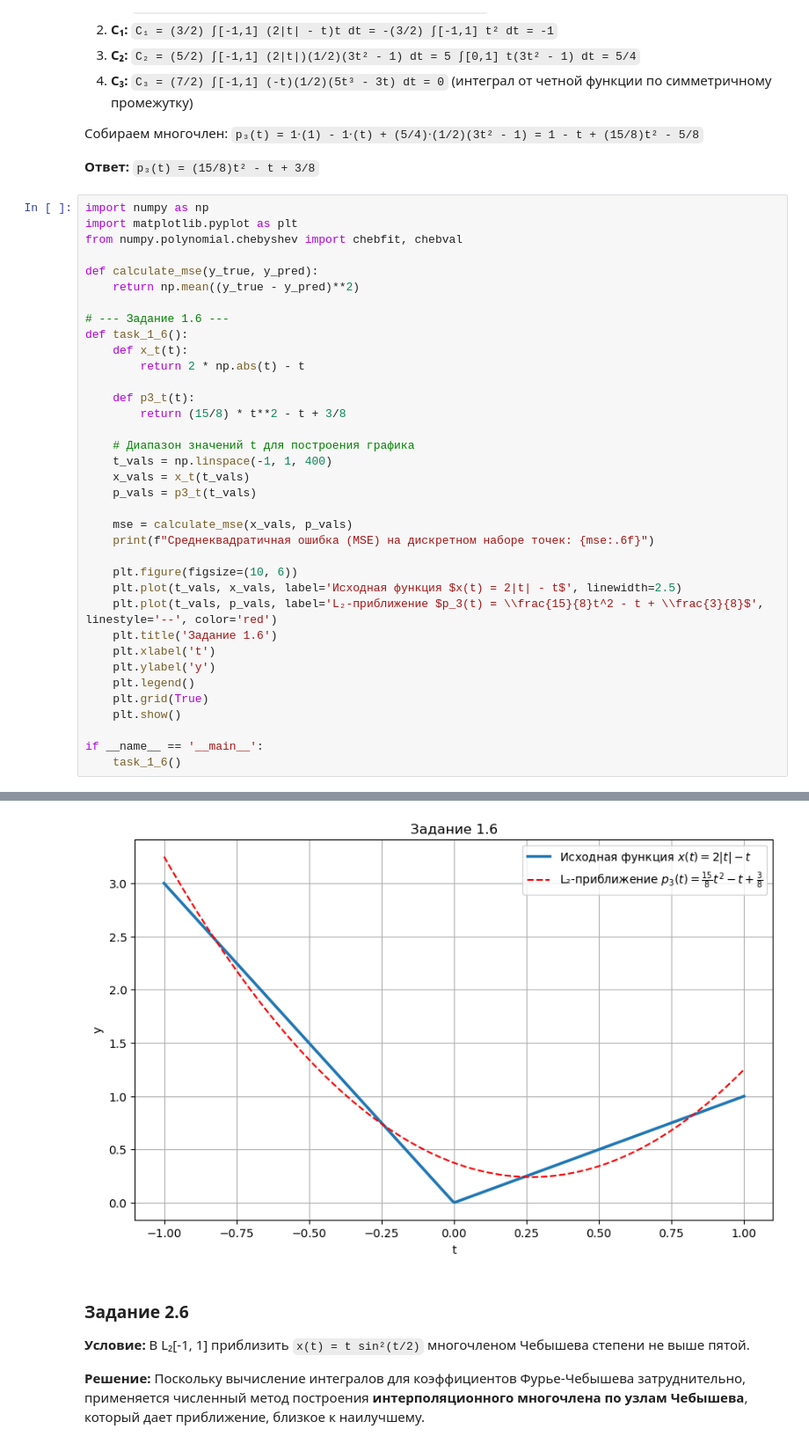
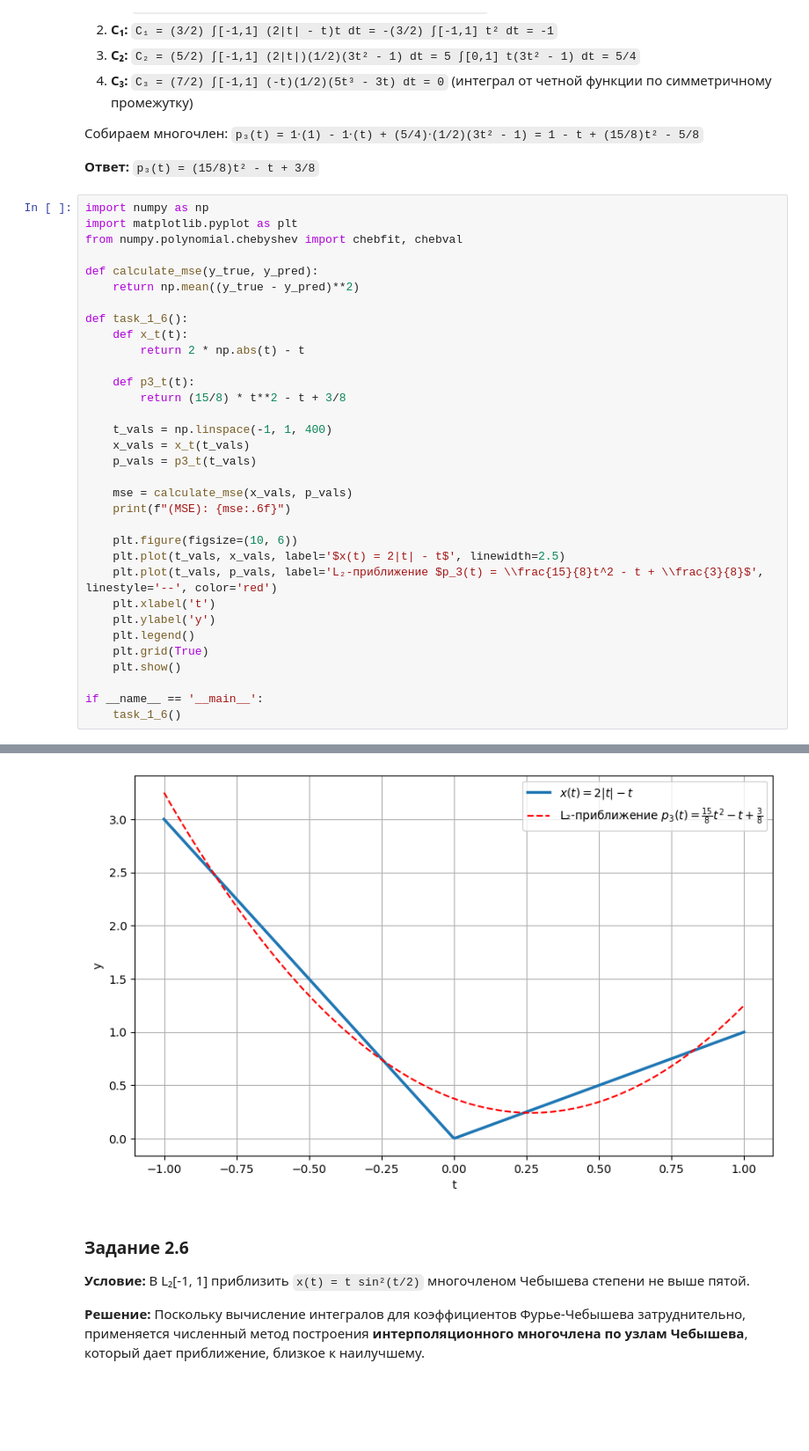
Before and after one commit to BorisKrutko/FAMS-BSU, a Jupyter notebook: functional analysis bsu/LW1.ipynb, the cells around one changed output, grey strips where cells are left out. Shown: that part at 88% size. Drawn from its saved outputs; the diff is of its cells as text; blank space fills up the shorter version.

```diff
--- a/functional analysis bsu/LW1.ipynb
+++ b/functional analysis bsu/LW1.ipynb
@@ -26,7 +26,6 @@ from numpy.polynomial.chebyshev import chebfit, chebval
 def calculate_mse(y_true, y_pred):
     return np.mean((y_true - y_pred)**2)
 
-# --- Задание 1.6 ---
 def task_1_6():
     def x_t(t):
         return 2 * np.abs(t) - t
@@ -34,18 +33,16 @@ def task_1_6():
     def p3_t(t):
         return (15/8) * t**2 - t + 3/8
 
-    # Диапазон значений t для построения графика
     t_vals = np.linspace(-1, 1, 400)
     x_vals = x_t(t_vals)
     p_vals = p3_t(t_vals)
 
     mse = calculate_mse(x_vals, p_vals)
-    print(f"Среднеквадратичная ошибка (MSE) на дискретном наборе точек: {mse:.6f}")
+    print(f"(MSE): {mse:.6f}")
 
     plt.figure(figsize=(10, 6))
-    plt.plot(t_vals, x_vals, label='Исходная функция $x(t) = 2|t| - t$', linewidth=2.5)
+    plt.plot(t_vals, x_vals, label='$x(t) = 2|t| - t$', linewidth=2.5)
     plt.plot(t_vals, p_vals, label='L₂-приближение $p_3(t) = \\frac{15}{8}t^2 - t + \\frac{3}{8}$', linestyle='--', color='red')
-    plt.title('Задание 1.6')
     plt.xlabel('t')
     plt.ylabel('y')
     plt.legend()
@@ -59,4 +56,4 @@ if __name__ == '__main__':
-[figure, old version]
+[figure, new version]
 # %% [markdown]
 ### Задание 2.6
 
```
Also changed, not shown: parts of 3 cells of this notebook.
